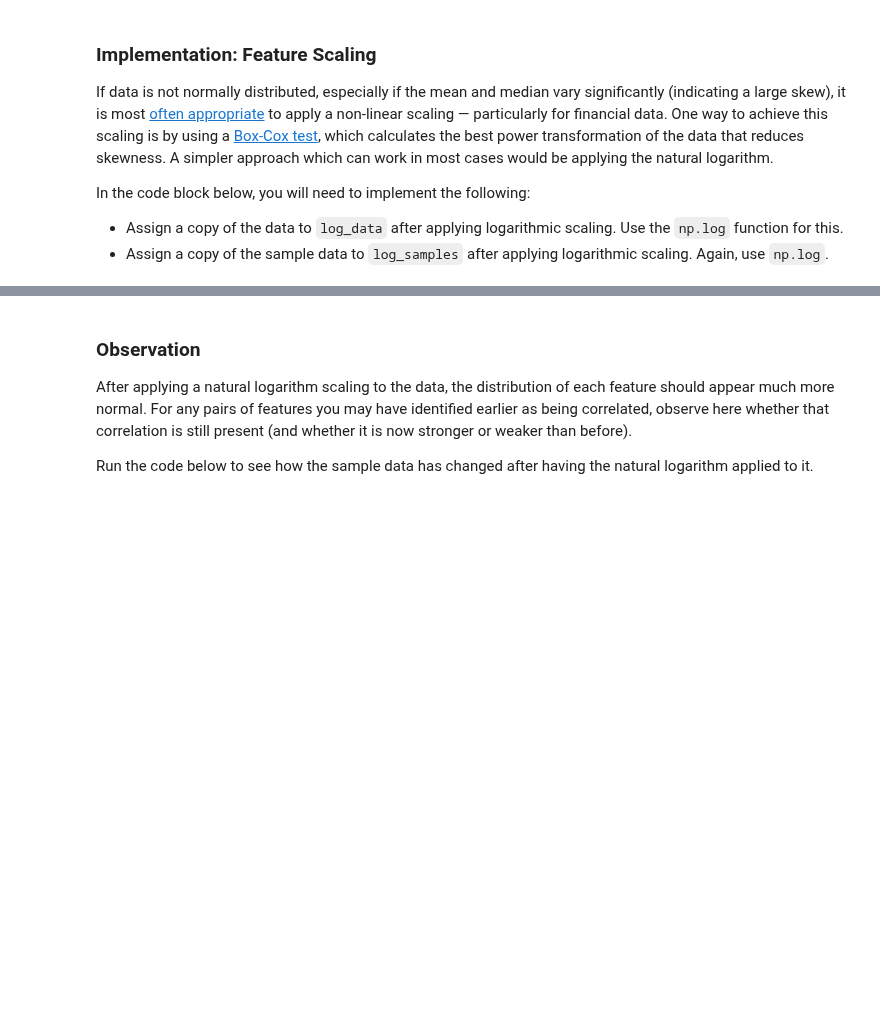
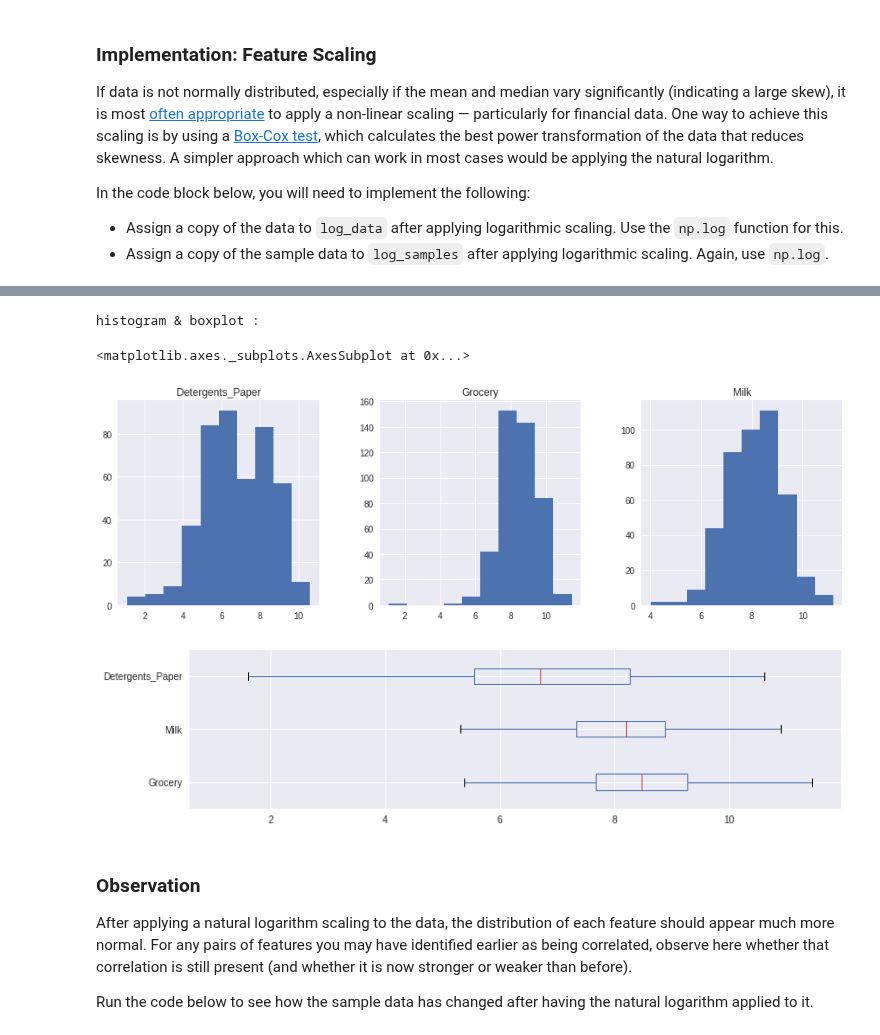
Before and after one commit to ibunny01/MLND, a Jupyter notebook: customer_segments.ipynb, the cells around one changed output, grey strips where cells are left out. Drawn from its saved outputs; the diff is of its cells as text; code cells hidden in the pictures; blank space fills up the shorter version.

```diff
--- a/customer_segments.ipynb
+++ b/customer_segments.ipynb
@@ -223,3 +235,12 @@ pd.scatter_matrix(log_data, alpha = 0.3, figsize = (14,8), diagonal = 'kde');
+# %%
+print 'histogram & boxplot : '
+pd.DataFrame(log_data[['Grocery','Milk','Detergents_Paper']]).hist(figsize=(15,10),layout=(2,3))
+pd.DataFrame(log_data[['Grocery','Milk','Detergents_Paper']]).plot.box(vert=False, figsize=(12,3))
+# %% [output]
+histogram & boxplot :
+<matplotlib.axes._subplots.AxesSubplot at 0x...>
+[figure, added]
+[figure, added]
 # %% [markdown]
 ### Observation
 After applying a natural logarithm scaling to the data, the distribution of each feature should appear much more normal. For any pairs of features you may have identified earlier as being correlated, observe here whether that correlation is still present (and whether it is now stronger or weaker than before).
```
Also changed, not shown: parts of 24 cells of this notebook, 1 other file.
